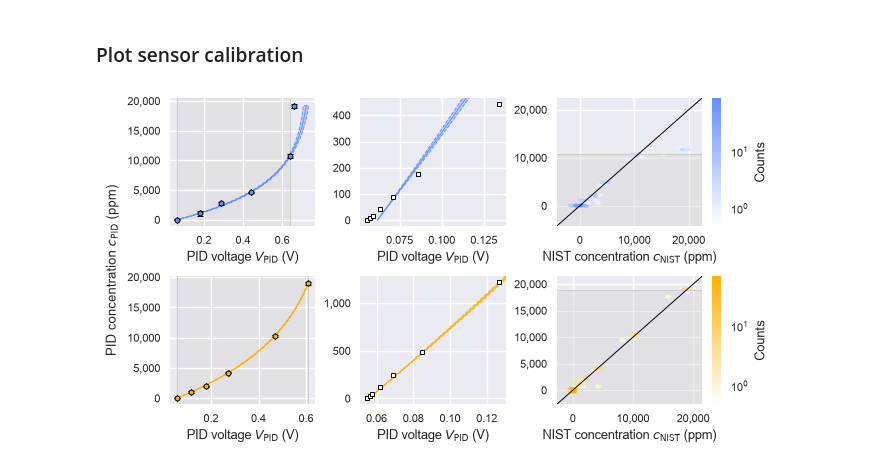
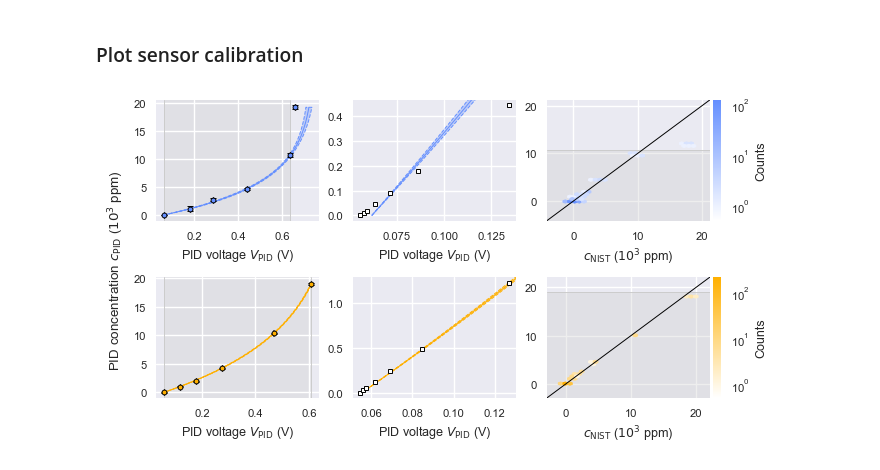
Before and after one commit to QNOE-group/paper-l205-grasp-twins-sensor, a Jupyter notebook: s02-sensor-calibration.ipynb, the cells around one changed output. Drawn from its saved outputs; the diff is of its cells as text; code cells hidden in the pictures.

```diff
--- a/s02-sensor-calibration.ipynb
+++ b/s02-sensor-calibration.ipynb
@@ -420,0 +534,9 @@ for ii in range(number_gases):
+# %%
+are_below_cutoff_testing = np.all(
+    concentration_estimates_pid_testing < cutoff_concentrations,
+    axis=1,
+)
+# selection_mask_testing = (
+#     are_settled_testing & are_below_cutoff_testing & ~are_mixtures_testing
+# )
+selection_mask_testing = are_settled_testing & ~are_mixtures_testing
@@ -438,9 +610,9 @@ for ii, gas in enumerate(gases):
 
     axs[ii, 0].errorbar(
         response_statistics[ii]["voltages_mean"],
-        response_statistics[ii]["concentrations_mean"],
+        1e-3 * response_statistics[ii]["concentrations_mean"],
         xerr=response_statistics[ii]["voltages_sigma"],
-        yerr=response_statistics[ii]["concentrations_sigma"],
+        yerr=1e-3 * response_statistics[ii]["concentrations_sigma"],
         color=colors[ii],
         ecolor=black,
         markeredgecolor=black,
@@ -450,12 +622,12 @@ for ii, gas in enumerate(gases):
     )
     axs[ii, 0].plot(
         voltage_fits[ii],
-        concentration_fits[ii],
+        1e-3 * concentration_fits[ii],
         color=colors[ii],
         zorder=5,
     )
     axs[ii, 0].fill_betweenx(
-        concentration_fits[ii],
+        1e-3 * concentration_fits[ii],
         voltage_fits[ii] - voltage_fit_errors[ii],
         voltage_fits[ii] + voltage_fit_errors[ii],
         edgecolor=colors[ii],
@@ -470,12 +642,12 @@ for ii, gas in enumerate(gases):
     ### voltage vs PID concentration calibration ###
     axs[ii, 1].plot(
         voltage_fits[ii],
-        concentration_fits[ii],
+        1e-3 * concentration_fits[ii],
         color=colors[ii],
         zorder=5,
     )
     axs[ii, 1].fill_betweenx(
-        concentration_fits[ii],
+        1e-3 * concentration_fits[ii],
         voltage_fits[ii] - voltage_fit_errors[ii],
         voltage_fits[ii] + voltage_fit_errors[ii],
         edgecolor=colors[ii],
@@ -486,7 +658,7 @@ for ii, gas in enumerate(gases):
 
     axs[ii, 1].plot(
         voltages_ethylene[ii],
-        concentrations_ethylene[ii],
+        1e-3 * concentrations_ethylene[ii],
         color=black,
         markerfacecolor=white,
         markeredgecolor=black,
@@ -501,10 +673,10 @@ for ii, gas in enumerate(gases):
         np.max(voltages_ethylene[ii]) + 0.05 * np.ptp(voltages_ethylene[ii]),
     )
     axs[ii, 1].set_ylim(
-        np.min(concentrations_ethylene[ii])
-        - 0.05 * np.ptp(concentrations_ethylene[ii]),
-        np.max(concentrations_ethylene[ii])
-        + 0.05 * np.ptp(concentrations_ethylene[ii]),
+        np.min(1e-3 * concentrations_ethylene[ii])
+        - 0.05 * np.ptp(1e-3 * concentrations_ethylene[ii]),
+        np.max(1e-3 * concentrations_ethylene[ii])
+        + 0.05 * np.ptp(1e-3 * concentrations_ethylene[ii]),
     )
     # axs[ii, 1].set_xlim(0.05, 0.2)
     # axs[ii, 1].set_ylim(1, 10_000)
@@ -515,14 +687,14 @@ for ii, gas in enumerate(gases):
     colormap = LinearSegmentedColormap.from_list("white_to_color", [white, colors[ii]])
 
     concentration_minimum = min(
-        concentration_estimates_nist[:, ii].min(),
-        concentration_estimates_pid[:, ii].min(),
+        concentration_estimates_nist_testing[:, ii].min(),
+        concentration_estimates_pid_testing[:, ii].min(),
     )
     concentration_maximum = max(
-        concentration_estimates_nist[:, ii].max(),
-        concentration_estimates_pid[:, ii].max(),
+        concentration_estimates_nist_testing[:, ii].max(),
+        concentration_estimates_pid_testing[:, ii].max(),
     )
-    concentration_limits = np.array(
+    concentration_limits = 1e-3 * np.array(
         [
             concentration_minimum
             - 0.1 * (concentration_maximum - concentration_minimum),
@@ -534,47 +706,47 @@ for ii, gas in enumerate(gases):
     concentration_value = cutoff_concentrations[ii]
     axs[ii, 2].axhspan(
         np.min(concentration_limits),
-        cutoff_concentrations[ii],
+        1e-3 * cutoff_concentrations[ii],
         edgecolor=None,
         facecolor=gray + "55",
         zorder=5,
     )
-    axs[ii, 2].axhline(cutoff_concentrations[ii], color=gray, zorder=6)
+    axs[ii, 2].axhline(1e-3 * cutoff_concentrations[ii], color=gray, zorder=6)
 
     hexbin = axs[ii, 2].hexbin(
-        concentration_estimates_nist[:, ii],
-        concentration_estimates_pid[:, ii],
+        1e-3 * concentration_estimates_nist_testing[selection_mask_testing, ii],
+        1e-3 * concentration_estimates_pid_testing[selection_mask_testing, ii],
         cmap=colormap,
-        gridsize=(30, 25),
+        gridsize=(35, 25),
         mincnt=1,
         extent=(*concentration_limits, *concentration_limits),
         zorder=5,
     )
     hexbin.set_norm(LogNorm(vmin=0.5, vmax=hexbin.get_array().max()))
 
     axs[ii, 2].plot(
         concentration_limits,
         concentration_limits,
         color=black,
         zorder=10,
     )
 
     fig.colorbar(
         hexbin,
         ax=axs[ii, 2],
         location="right",
         label="Counts",
         aspect=15,
         pad=0.02,
     )
 
     axs[ii, 2].set_xlim(*concentration_limits)
     axs[ii, 2].set_ylim(*concentration_limits)
-    axs[ii, 2].set_xlabel(f"NIST concentration $c_\\mathrm{{NIST}}$ (ppm)")
+    axs[ii, 2].set_xlabel(f"$c_\\mathrm{{NIST}}$ ($10^3$ ppm)")
 
-fig.supylabel("PID concentration $c_\\mathrm{PID}$ (ppm)")
+fig.supylabel("PID concentration $c_\\mathrm{PID}$ ($10^3$ ppm)")
 
 filepath = Path("..", "Figures", f"s02-sensor-calibration-{configuration}.svg")
 fig.savefig(filepath, dpi=600)
 # %% [output]
-[figure, old version]
+[figure, new version]
```
Also changed, not shown: parts of 12 cells of this notebook, 1 other file.
